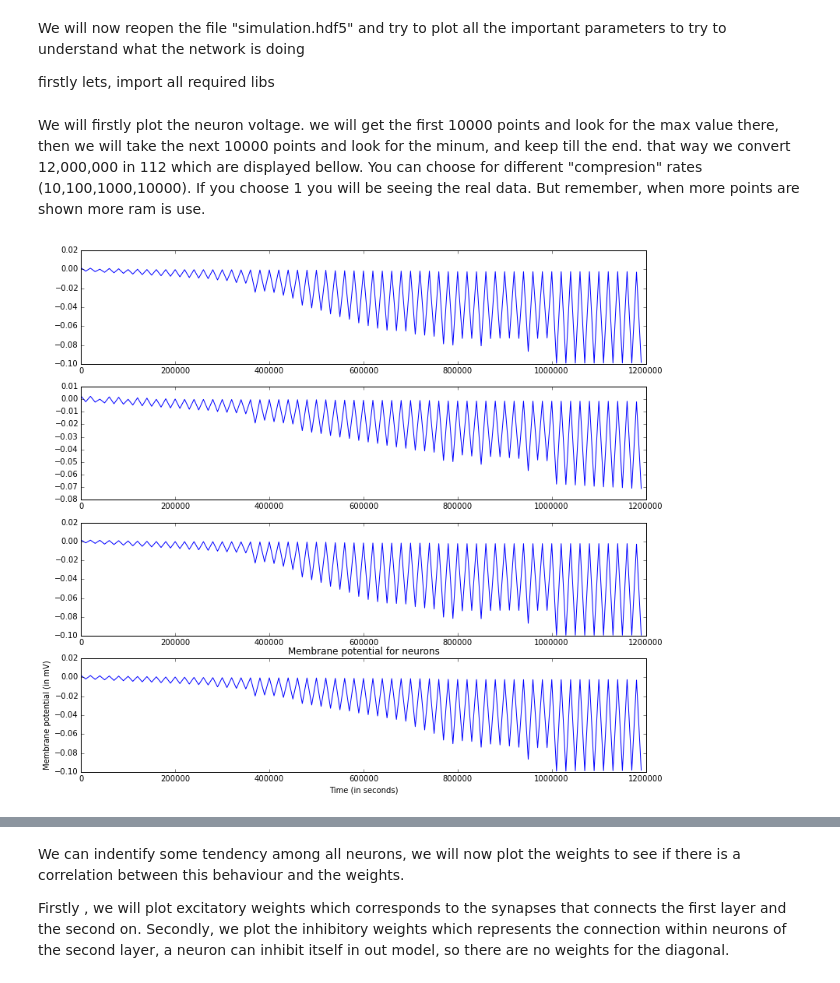
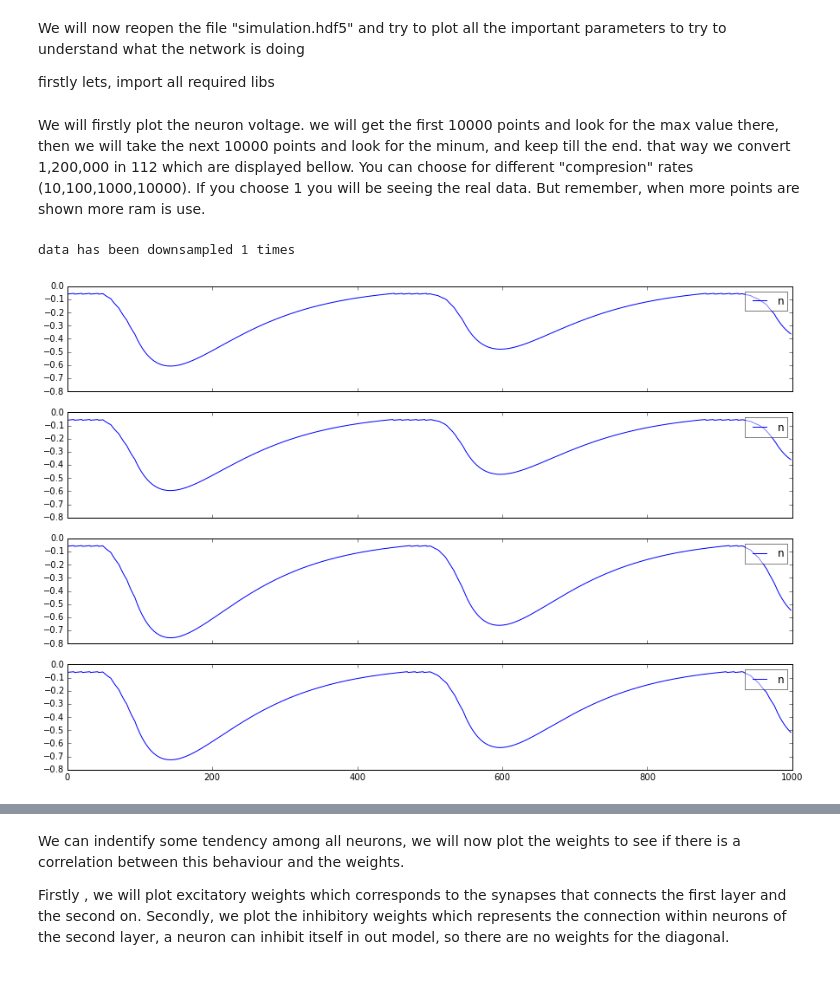
Before and after one commit to tartavull/snn-rl, a Jupyter notebook: analysis.ipynb, the cells around one changed output, grey strips where cells are left out. Saved outputs shown, nothing was run; the diff lists cells and outputs as text; code cells hidden in the pictures.

```diff
--- a/analysis.ipynb
+++ b/analysis.ipynb
@@ -13,21 +120,9 @@ from brianPlotter import *
 # %% [markdown]
-We will firstly plot the neuron voltage. we will get the first 10000 points and look for the max value there, then we will take the next 10000 points and look for the minum, and keep till the end. that way we convert 12,000,000 in 112 which are displayed bellow. You can choose for different "compresion" rates (10,100,1000,10000). If you choose 1 you will be seeing the real data. But remember, when more points are shown more ram is use.
+We will firstly plot the neuron voltage. we will get the first 10000 points and look for the max value there, then we will take the next 10000 points and look for the minum, and keep till the end. that way we convert 1,200,000 in 112 which are displayed bellow. You can choose for different "compresion" rates (10,100,1000,10000). If you choose 1 you will be seeing the real data. But remember, when more points are shown more ram is use.
-# %%
-level = 10000 #try  (1,10,100,1000)
-
-bp = brianPlotter('simulation.hdf5',permision = "r")
-data = bp.getData('voltage',level)
-
-time = range(1,data.shape[0]*level,level)
-nrows = data.shape[1]
-
-fig, axes = plt.subplots(ncols=1, nrows=nrows, figsize=(13,nrows*3))
-for index in range(4):
-    axes[index].plot(time, data[:,index])
-plt.xlabel('Time (in seconds)')
-plt.ylabel('Membrane potential (in mV)')
-plt.title('Membrane potential for neurons')
-
-del bp
-# %% [output]
-[figure, removed]
+# %%
+bp = brianPlotter('simulation.hdf5',permision = "r")
+bp.plotLine('voltage',1,1000)
+del bp
+# %% [output]
+data has been downsampled 1 times
+[figure, added]
```
Also changed, not shown: parts of 8 cells of this notebook.
